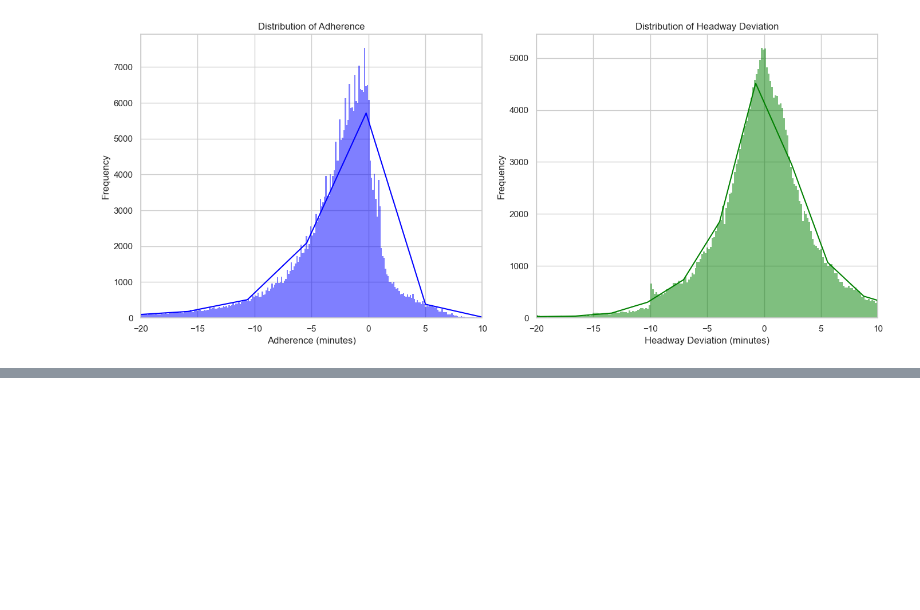
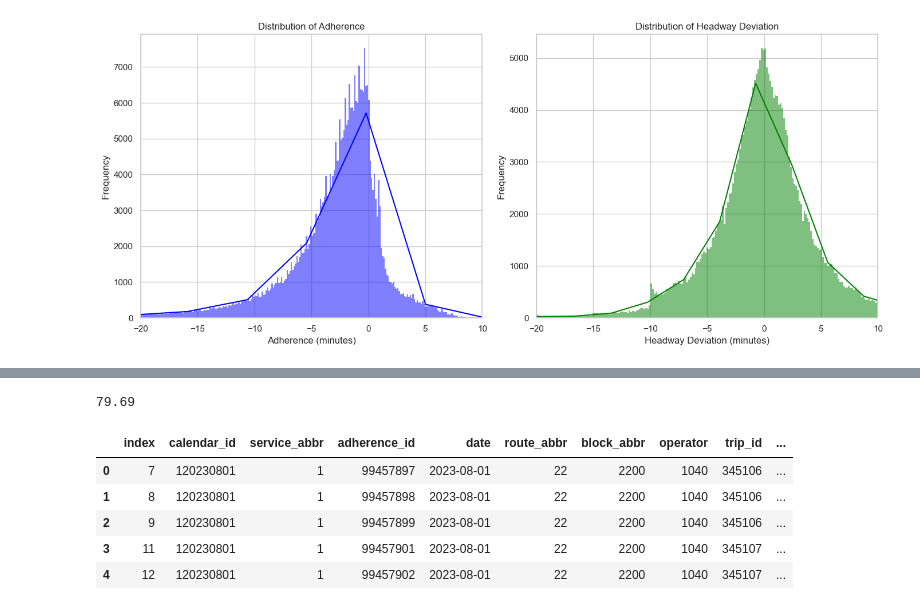
Before and after one commit to NSS-Data-Analytics-Cohort-12/wego-python-da12-python-spice-lattes, a Jupyter notebook: notebooks/wego_partner_project.ipynb, the cells around one changed output, grey strips where cells are left out. Saved outputs shown, nothing was run; the diff lists cells and outputs as text; code cells hidden in the pictures; blank space fills up the shorter version.

```diff
--- a/notebooks/wego_partner_project.ipynb
+++ b/notebooks/wego_partner_project.ipynb
@@ -94,0 +110,14 @@ plt.show()
+# %%
+# total up all 3 of the adjusted early, late, and ontime columns
+total_early = wego['adjusted_early_count'].sum()
+total_late = wego['adjusted_late_count'].sum()
+total_ontime = wego['adjusted_ontime_count'].sum()
+
+# Calculate the total amount of trips made
+total_trips = (total_early + total_late + total_ontime)
+
+# Divide to get the total on-time percentage and round to two decimal places
+ontime_percent = round((total_ontime/total_trips)*100, 2)
+ontime_percent
+# %% [output]
+79.69
@@ -94,0 +126,13 @@ plt.show()
+# %%
+#this is for Zach's questions
+wego_clean = wego.dropna(subset=['hdwy_dev']).reset_index()
+adherence_mean_serie = wego_clean.groupby('route_abbr')['adherence'].mean()
+wego_clean['mean_adherence'] = wego_clean['route_abbr'].map(adherence_mean_serie)
+wego_clean.head()
+# %% [output]
+|  | index | calendar_id | service_abbr | adherence_id | date | route_abbr | block_abbr | operator | trip_id | ... |
+| 0 | 7 | 120230801 | 1 | 99457897 | 2023-08-01 | 22 | 2200 | 1040 | 345106 | ... |
+| 1 | 8 | 120230801 | 1 | 99457898 | 2023-08-01 | 22 | 2200 | 1040 | 345106 | ... |
+| 2 | 9 | 120230801 | 1 | 99457899 | 2023-08-01 | 22 | 2200 | 1040 | 345106 | ... |
+| 3 | 11 | 120230801 | 1 | 99457901 | 2023-08-01 | 22 | 2200 | 1040 | 345107 | ... |
+| 4 | 12 | 120230801 | 1 | 99457902 | 2023-08-01 | 22 | 2200 | 1040 | 345107 | ... |
```
Also changed, not shown: parts of 8 cells of this notebook.
